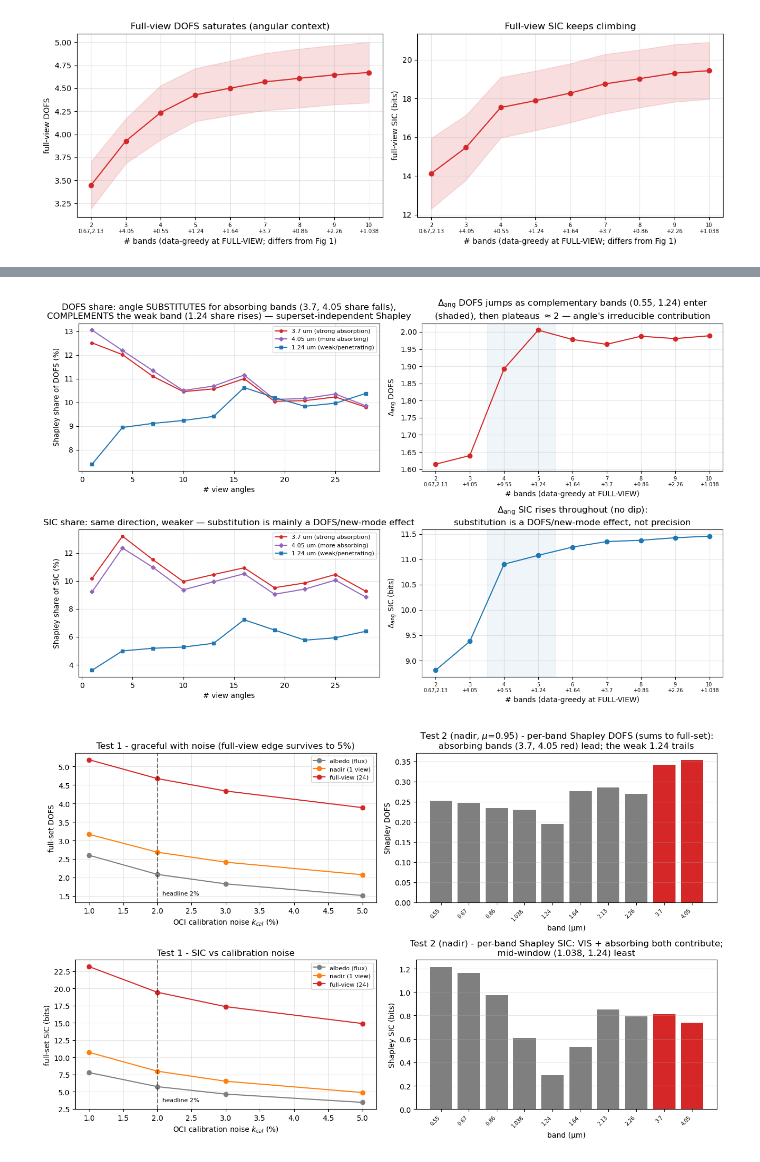
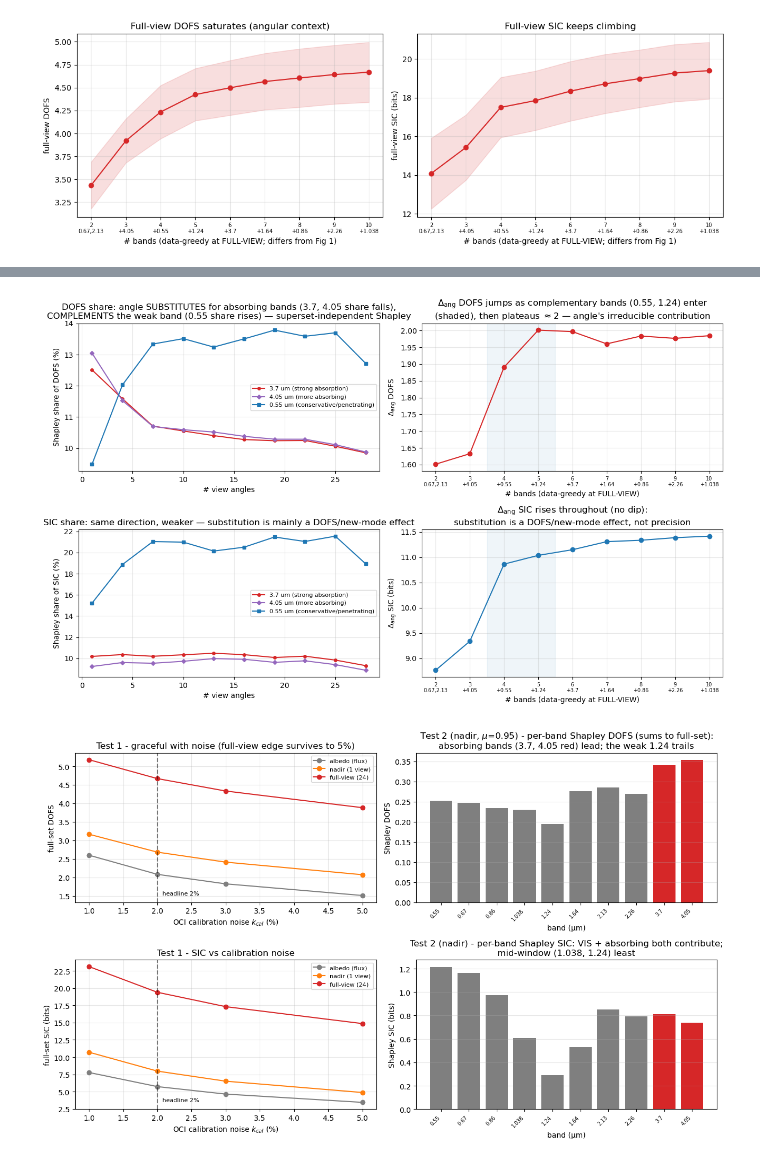
Before and after one commit to dhjx1996/Pythonic-DISORT_inhomogeneous_atmosphere, a Jupyter notebook: docs/riccati_solver_VOCALS_retrieval_mu0p9.ipynb, the cells around one changed output, grey strips where cells are left out. Cells and saved outputs as stored; diff of their text form; code cells hidden in the pictures.

```diff
--- a/docs/riccati_solver_VOCALS_retrieval_mu0p9.ipynb
+++ b/docs/riccati_solver_VOCALS_retrieval_mu0p9.ipynb
@@ -870,36 +874,37 @@ fig.tight_layout(); plt.show()
 # Fig 3b - selective interchangeability via SHAPLEY SHARE vs views (superset-independent, left)
 # + the angular gain Δ_ang along the FULL-VIEW-greedy band order (right; matches Fig 1b's ordering).
 # Shapley share of band b = b's fair fraction of the total DOFS/SIC (avg marginal over all 2^n subsets).
 # Absorbing bands' share FALLS with views (angle substitutes); the penetrating 1.24's RISES (complement).
 sb = D['substitution']; nvx = sb['n_view']; ac = D['angular_context']; nbk = ac['n_bands']
 nlabf = [f"{nbk[0]}\n{ac['labels'][0]},{ac['labels_added'][0]}"] + [f"{n}\n+{l}" for n, l in zip(nbk[1:], ac['labels_added'][1:])]
 styles = [('3.7', RED, 'o', '3.7 um (strong absorption)'),
           ('4.05', 'tab:purple', 'D', '4.05 um (more absorbing)'),
-          ('1.24', BLU, 's', '1.24 um (weak/penetrating)')]
+          #('1.24', BLU, 's', '0.55 um (weak/penetrating)'),
+          ('0.55', BLU, 's', '0.55 um (conservative/penetrating)')]
 fig, ax = plt.subplots(2, 2, figsize=(13, 8))
 for row, mt, yl in [(0, 'dofs', 'Shapley share of DOFS (%)'), (1, 'sic', 'Shapley share of SIC (%)')]:
     a = ax[row, 0]
     for key, c, mk, lab in styles:
         a.plot(nvx, 100 * np.array(sb[f'share_{mt}_{key}']), mk + '-', color=c, ms=4, label=lab)
     a.grid(alpha=.3); a.legend(fontsize=8)
     a.set(xlabel='# view angles', ylabel=yl)
 ax[0, 0].set_title('DOFS share: angle SUBSTITUTES for absorbing bands (3.7, 4.05 share falls),\n'
-                   'COMPLEMENTS the weak band (1.24 share rises) — superset-independent Shapley')
+                   'COMPLEMENTS the weak band (0.55 share rises) — superset-independent Shapley')
 ax[1, 0].set_title('SIC share: same direction, weaker — substitution is mainly a DOFS/new-mode effect')
 for row, key, yl, col in [(0, 'delta_ang_dofs', r'$\Delta_{\rm ang}$ DOFS', RED),
                           (1, 'delta_ang_sic', r'$\Delta_{\rm ang}$ SIC (bits)', BLU)]:
     a = ax[row, 1]; dang = np.array(ac[key])
     a.axvspan(3.5, 5.5, color='tab:blue', alpha=.07)   # bands 4-5 add the complementary {0.55,1.24}
     a.plot(nbk, dang, 'o-', color=col); a.grid(alpha=.3)
     a.set_xticks(nbk); a.set_xticklabels(nlabf, fontsize=7)
     a.set(xlabel='# bands (data-greedy at FULL-VIEW)', ylabel=yl)
 ax[0, 1].set_title(r'$\Delta_{\rm ang}$ DOFS jumps as complementary bands (0.55, 1.24) enter'
                    '\n(shaded), then plateaus $\\approx$2 — angle\'s irreducible contribution')
 ax[1, 1].set_title(r'$\Delta_{\rm ang}$ SIC rises throughout (no dip):' '\n'
                    'substitution is a DOFS/new-mode effect, not precision')
 fig.tight_layout(); plt.show()
 # %% [output]
-[figure, old version]
+[figure, new version]
 # %%
 # Fig 6 - robustness: noise sweep [Test 1] + per-band SHAPLEY contribution [Test 2], DOFS (top) / SIC (bottom).
 # Test 2 uses the superset-INDEPENDENT Shapley value (a band's fair share of the total — average marginal
```
Also changed, not shown: parts of 5 cells of this notebook, 3 other files.
